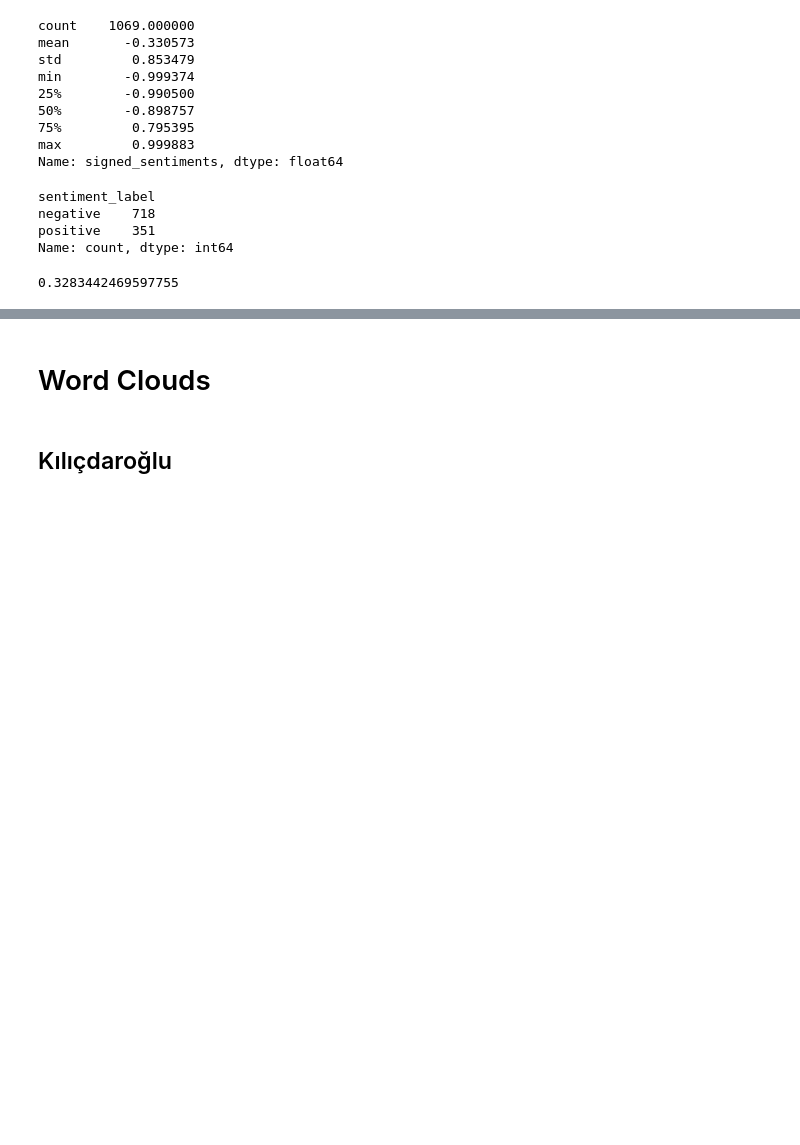
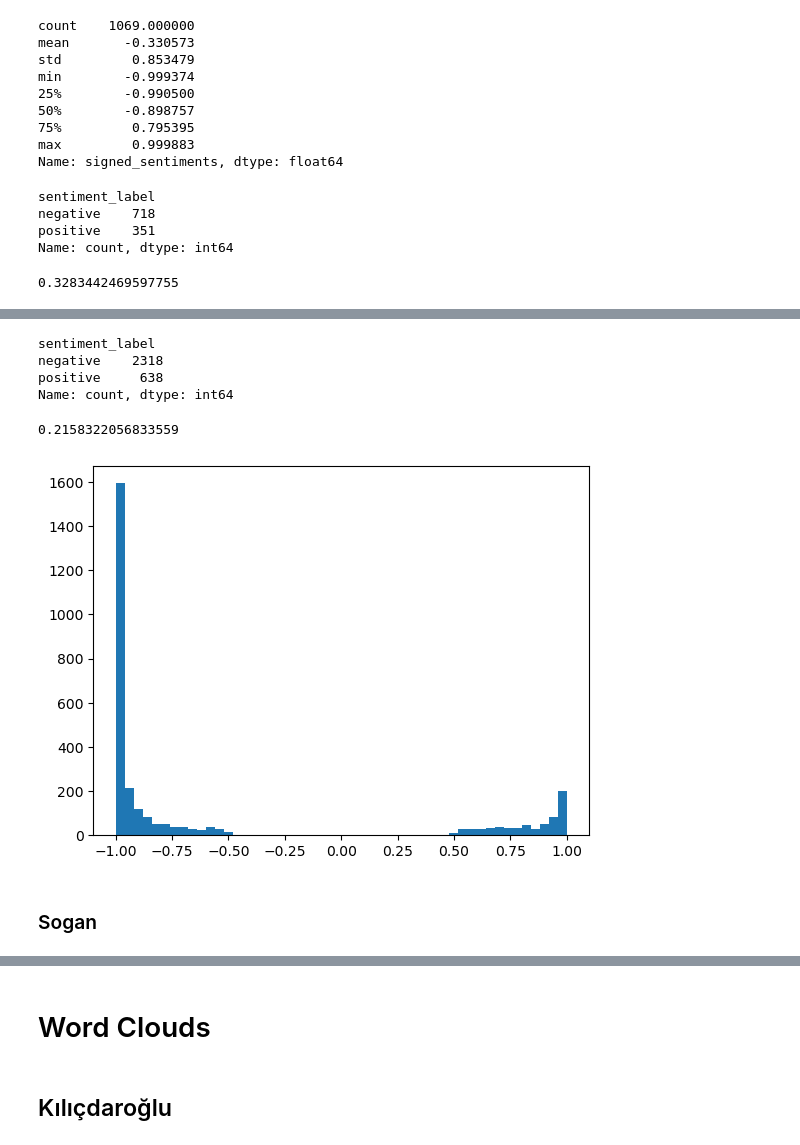
Before and after one commit to beratcabuk/secim2023, a Jupyter notebook: election_BERTurk_eksisozluk.ipynb, the cells around one changed output, grey strips where cells are left out. Drawn from its saved outputs; the diff is of its cells as text; code cells hidden in the pictures; blank space fills up the shorter version.

```diff
--- a/election_BERTurk_eksisozluk.ipynb
+++ b/election_BERTurk_eksisozluk.ipynb
@@ -208,0 +243,4 @@ Name: count, dtype: int64
+# %%
+muharrem_signed_sentiments = muharrem_clean_sentiments.copy()
+muharrem_signed_sentiments["signed_sentiments"] = signed_sentiments(muharrem_clean_sentiments)
+muharrem_signed_sentiments["signed_sentiments"].describe()
@@ -208,0 +260,19 @@ Name: count, dtype: int64
+# %%
+muharrem_sentiment_counts["sentiment_label"].value_counts()
+# %% [output]
+sentiment_label
+negative    2318
+positive     638
+Name: count, dtype: int64
+# %%
+638 / (2318 + 638)
+# %% [output]
+0.2158322056833559
+# %%
+fig, ax = plt.subplots()
+ax.hist(muharrem_signed_sentiments["signed_sentiments"], bins=50)
+plt.show()
+# %% [output]
+[figure, added]
+# %% [markdown]
+### Sogan
```
Also changed, not shown: parts of 30 cells of this notebook, 2 other files.
